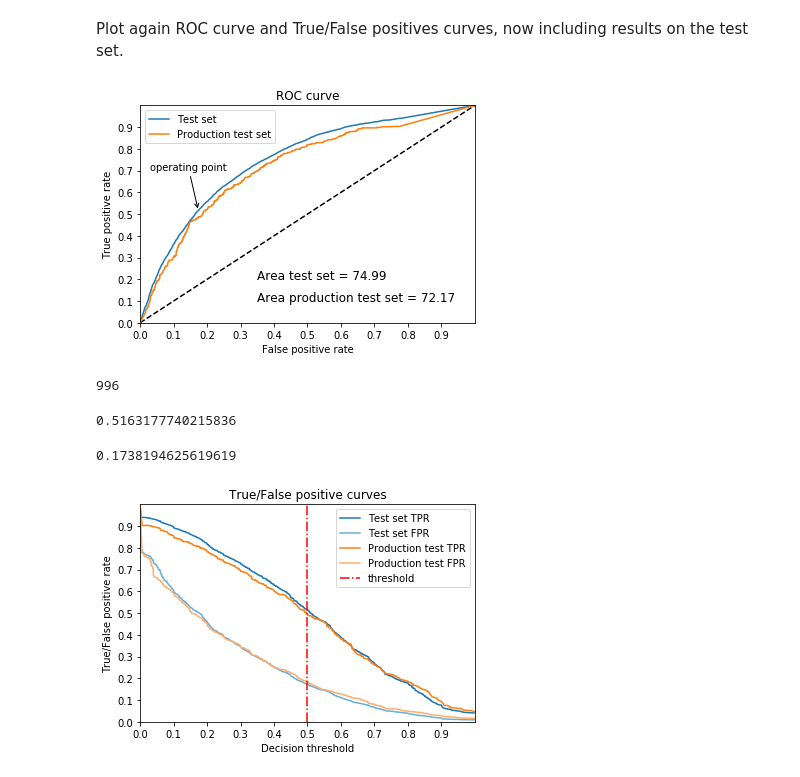
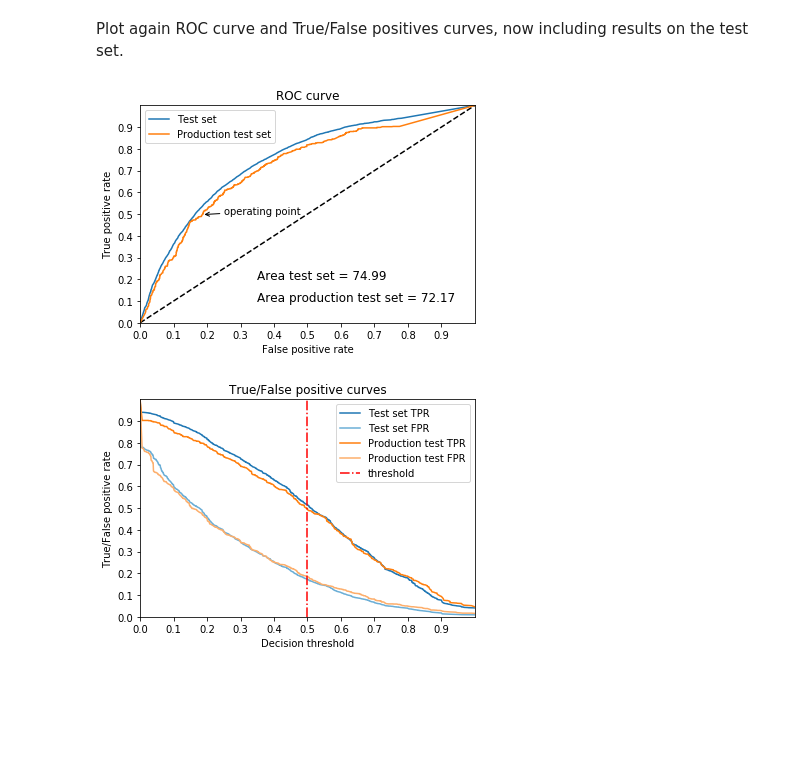
Before and after one commit to jnpicao/LDSSA-batch3-workspace, a Jupyter notebook: Capstone/heroku_model_results_assessment.ipynb, the cells around one changed output. Cells and saved outputs as stored; diff of their text form; code cells hidden in the pictures; blank space fills up the shorter version.

```diff
--- a/Capstone/heroku_model_results_assessment.ipynb
+++ b/Capstone/heroku_model_results_assessment.ipynb
@@ -822,49 +931,34 @@ AUROC_test = roc_auc_score(y_true_test, y_prob_test)*100
 # %% [markdown]
 Plot again ROC curve and True/False positives curves, now including results on the test set.
 # %%
-idx_op_test = (np.abs(thresholds_roc_test - decision_thr)).argmin()
-
 plt.figure(3)
 
 plt.plot([0, 1], [0, 1], 'k--')
 plt.plot(fpr_test, tpr_test, label='Test set')
 plt.plot(fpr, tpr, label='Production test set')
 
 plt.xlabel('False positive rate')
 plt.ylabel('True positive rate')
 plt.title('ROC curve')
 
 plt.xlim(0, 1)
 plt.ylim(0, 1)
 
 plt.xticks(np.arange(0, 1, step=0.1))
 plt.yticks(np.arange(0, 1, step=0.1))
 
 
 plt.text(0.35, 0.1, "Area production test set = {}".format(round(AUROC,2)), dict(size=12))
 plt.text(0.35, 0.2, "Area test set = {}".format(round(AUROC_test,2)), dict(size=12))
 
-plt.annotate("operating point", xy=(fpr_test[idx_op_test], tpr_test[idx_op_test]), xytext=(0.03,0.7), arrowprops=dict(arrowstyle='->'))
+plt.annotate("operating point", xy=(fpr[idx_op],tpr[idx_op]), xytext=(0.25,0.5), arrowprops=dict(arrowstyle='->'))
 
 plt.legend(loc='best')
 
 plt.savefig(os.path.join('plots', 'report2_ROC_curves_compare.png'));
 #plt.show()
 # %% [output]
-[figure, old version]
+[figure, new version]
-# %%
-idx_op = (np.abs(thresholds_roc_test - decision_thr)).argmin()
-idx_op
-# %% [output]
-996
-# %%
-tpr_test[idx_op]
-# %% [output]
-0.5163177740215836
-# %%
-fpr_test[idx_op]
-# %% [output]
-0.1738194625619619
 # %%
 plt.figure(4)
 
```
Also changed, not shown: parts of 16 cells of this notebook.
